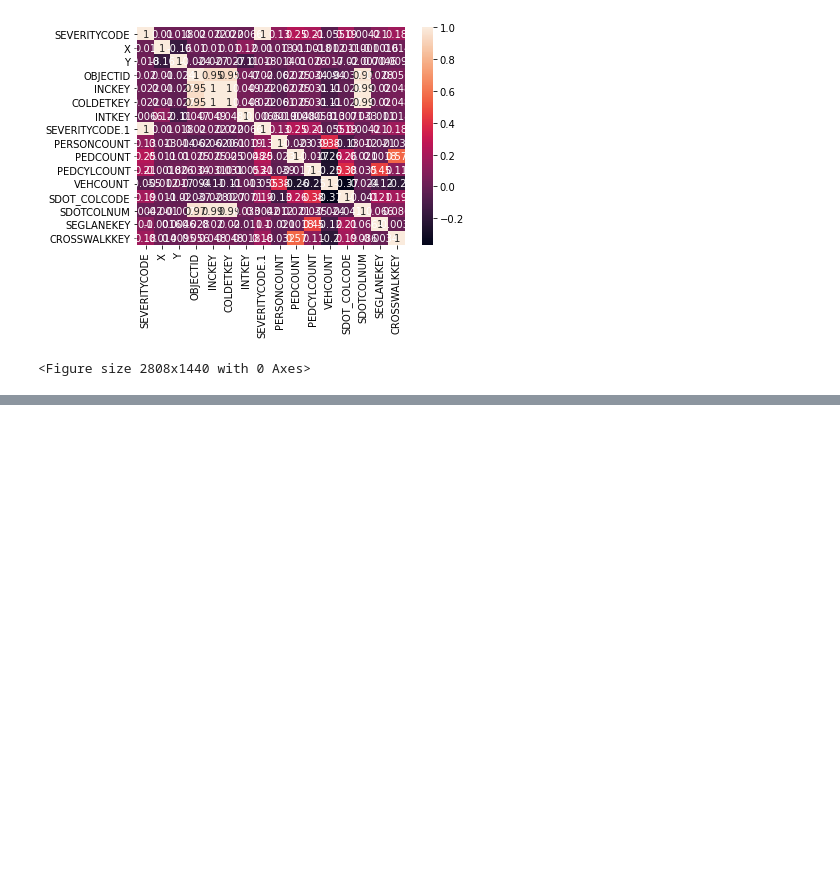
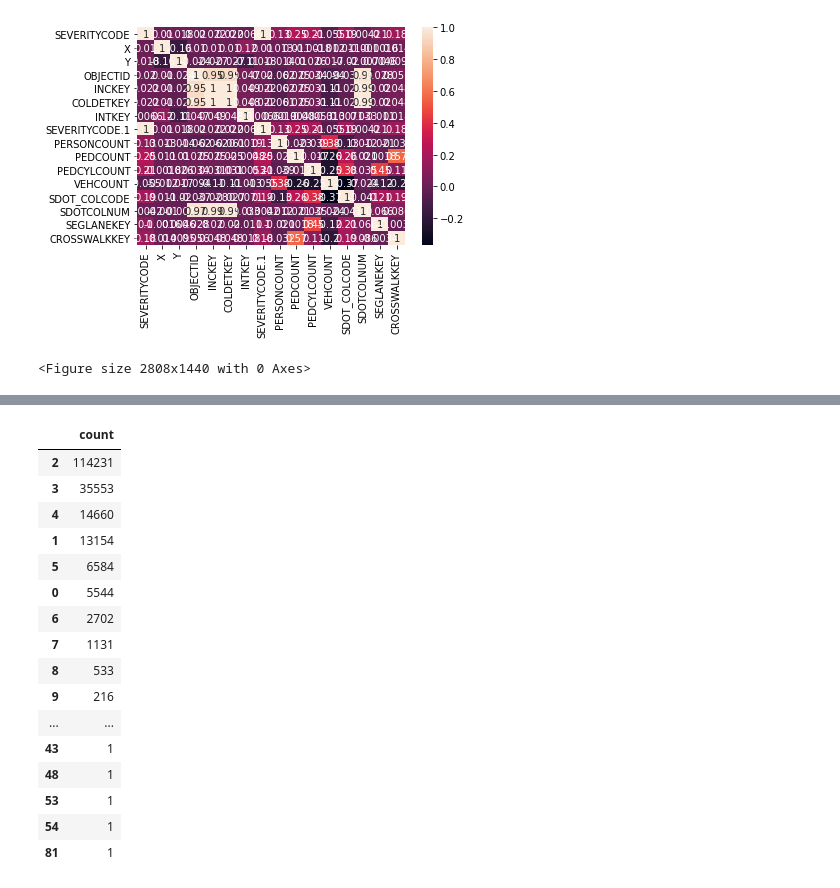
Before and after one commit to aks97cs/applied-datascience-on-car-collision, a Jupyter notebook: car-collision-capston.ipynb, the cells around one changed output, grey strips where cells are left out. Drawn from its saved outputs; the diff is of its cells as text; code cells hidden in the pictures; blank space fills up the shorter version.

```diff
--- a/car-collision-capston.ipynb
+++ b/car-collision-capston.ipynb
@@ -86,0 +132,21 @@ plt.show()
+# %%
+"""description: The total number of people involved in the collision"""
+df['PERSONCOUNT'].value_counts().to_frame('count') # feature
+# %% [output]
+|  | count |
+| 2 | 114231 |
+| 3 | 35553 |
+| 4 | 14660 |
+| 1 | 13154 |
+| 5 | 6584 |
+| 0 | 5544 |
+| 6 | 2702 |
+| 7 | 1131 |
+| 8 | 533 |
+| 9 | 216 |
+| ... | ... |
+| 43 | 1 |
+| 48 | 1 |
+| 53 | 1 |
+| 54 | 1 |
+| 81 | 1 |
```
Also changed, not shown: parts of 17 cells of this notebook.
